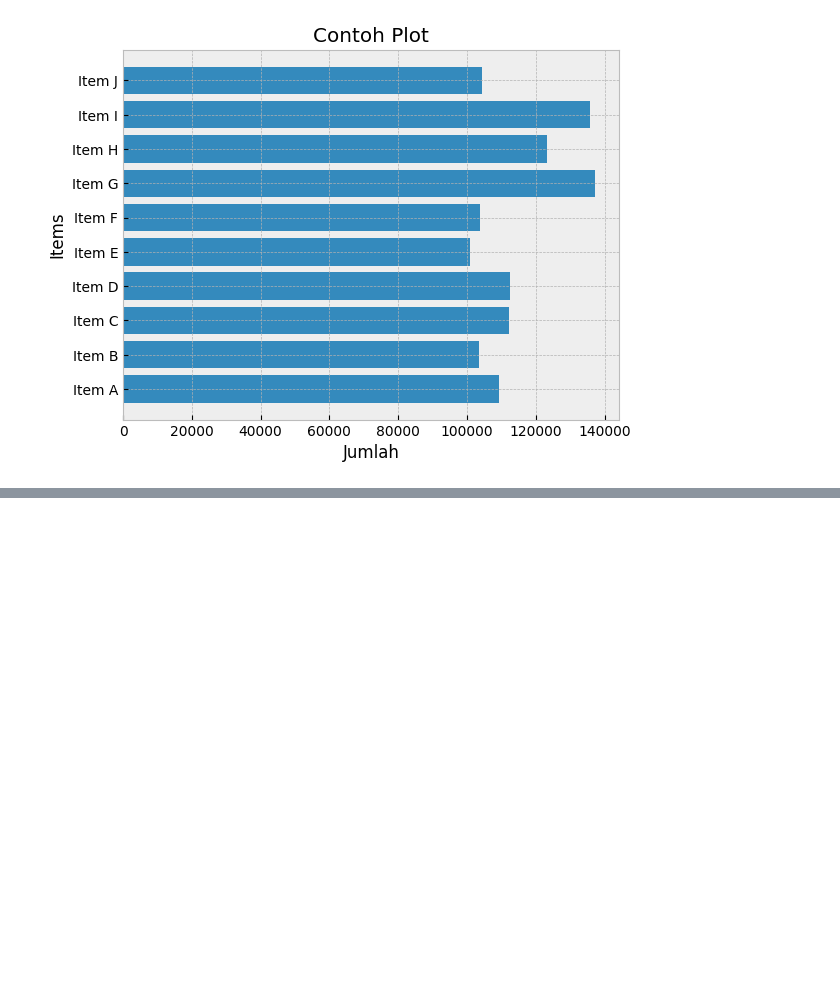
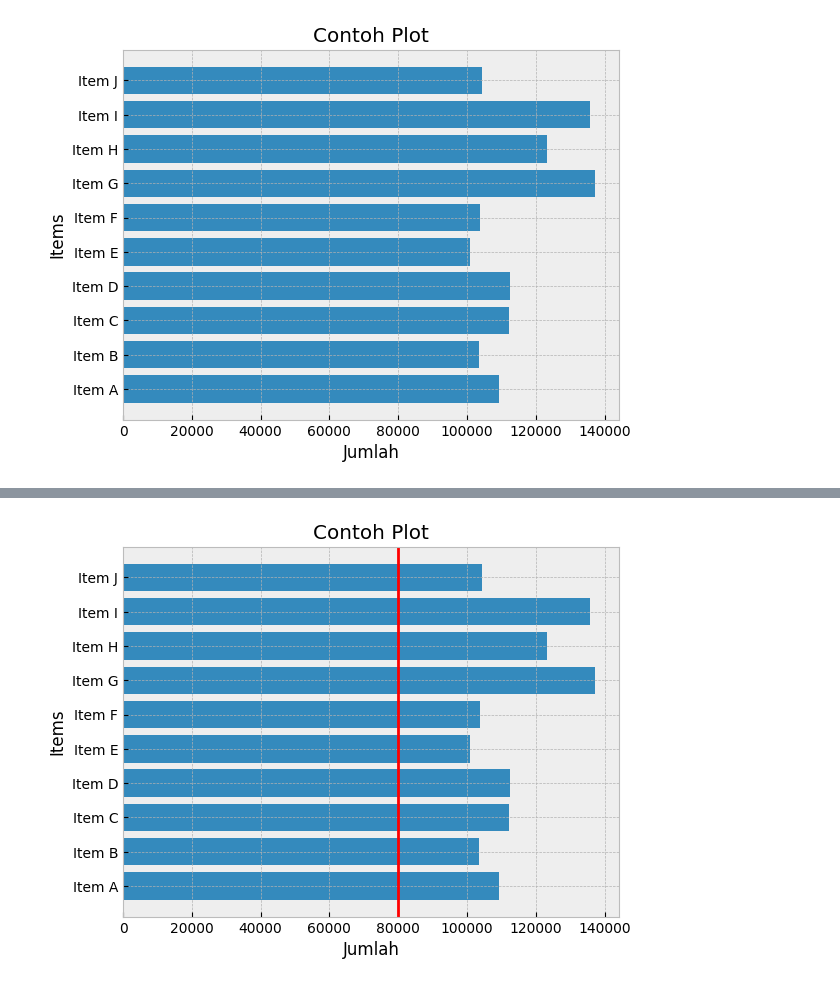
Before and after one commit to LatiefDataVisionary/matplotlib-with-indonesia-belajar, a Jupyter notebook: Matplotlib_16_|_Alur_Hidup_Plot_|_Plot_Lifecycle.ipynb, the cells around one changed output, grey strips where cells are left out. Saved outputs shown, nothing was run; the diff lists cells and outputs as text; code cells hidden in the pictures; blank space fills up the shorter version.

```diff
--- a/Matplotlib_16_|_Alur_Hidup_Plot_|_Plot_Lifecycle.ipynb
+++ b/Matplotlib_16_|_Alur_Hidup_Plot_|_Plot_Lifecycle.ipynb
@@ -202,0 +235,15 @@ plt.show()
+# %%
+fig, ax = plt.subplots()
+ax.barh(items, count)
+
+ax.axvline(80000,
+           ls='-',
+           color='r')
+
+ax.set(title='Contoh Plot',
+       xlabel='Jumlah',
+       ylabel='Items')
+
+plt.show()
+# %% [output]
+[figure, added]
```
Also changed, not shown: parts of 4 cells of this notebook.
